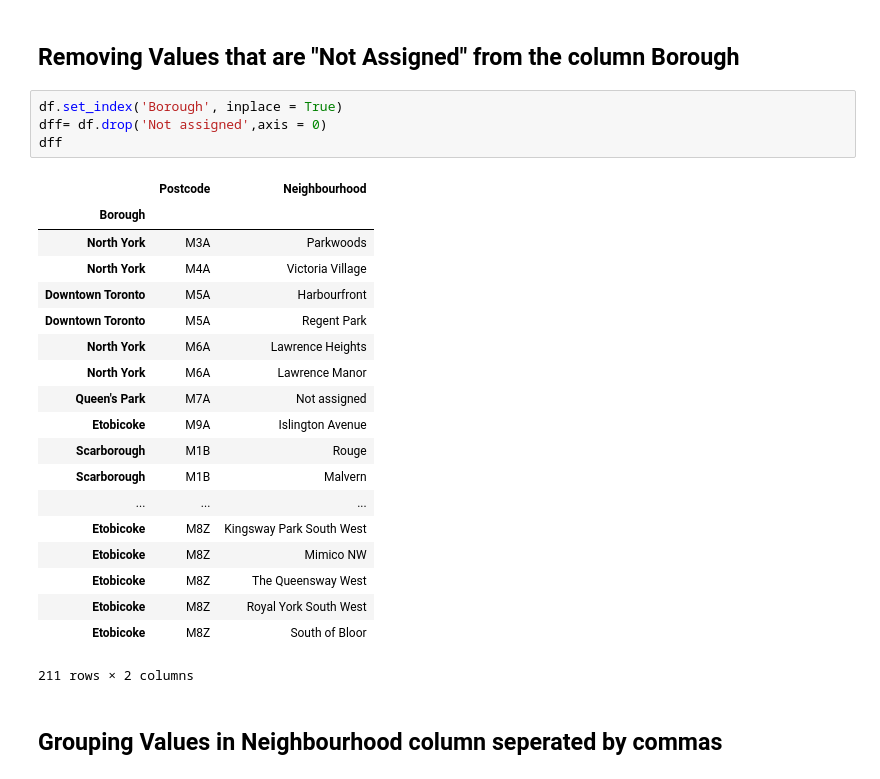
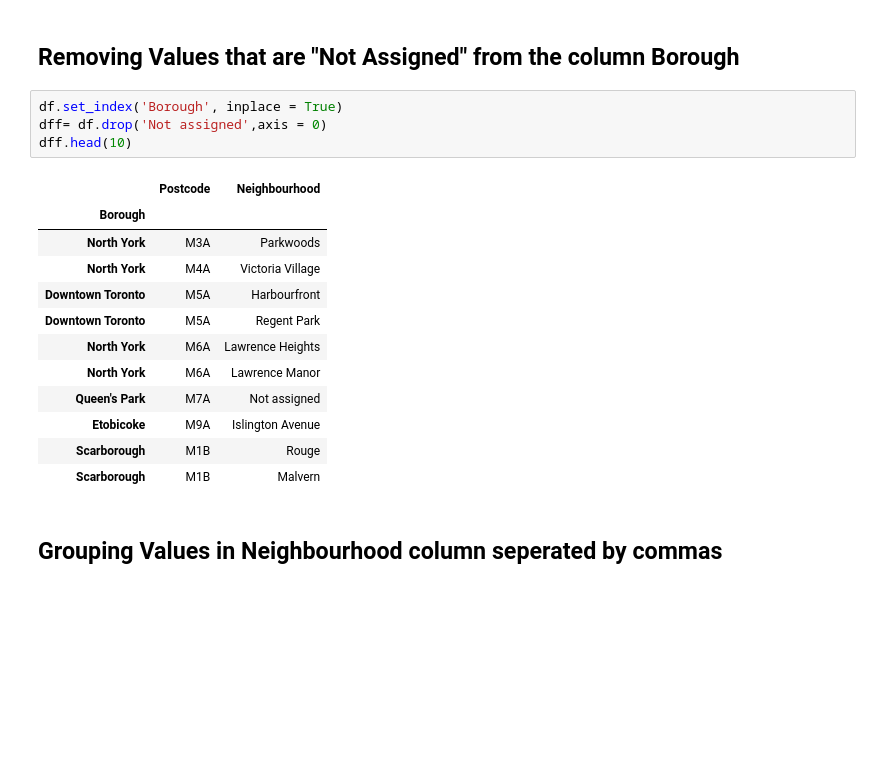
Before and after one commit to munib09/Coursera_Capstone, a Jupyter notebook: Scrapping Assignment.ipynb, the cells around one changed output. Drawn from its saved outputs; the diff is of its cells as text; blank space fills up the shorter version.

```diff
--- a/Scrapping Assignment.ipynb
+++ b/Scrapping Assignment.ipynb
@@ -35,27 +48,20 @@ df
 # %%
 df.set_index('Borough', inplace = True)
 dff= df.drop('Not assigned',axis = 0)
-dff
+dff.head(10)
 # %% [output]
 |  | Postcode | Neighbourhood |
 | Borough |  |  |
 | North York | M3A | Parkwoods |
 | North York | M4A | Victoria Village |
 | Downtown Toronto | M5A | Harbourfront |
 | Downtown Toronto | M5A | Regent Park |
 | North York | M6A | Lawrence Heights |
 | North York | M6A | Lawrence Manor |
 | Queen's Park | M7A | Not assigned |
 | Etobicoke | M9A | Islington Avenue |
 | Scarborough | M1B | Rouge |
 | Scarborough | M1B | Malvern |
-| ... | ... | ... |
-| Etobicoke | M8Z | Kingsway Park South West |
-| Etobicoke | M8Z | Mimico NW |
-| Etobicoke | M8Z | The Queensway West |
-| Etobicoke | M8Z | Royal York South West |
-| Etobicoke | M8Z | South of Bloor |
-211 rows × 2 columns
 # %% [markdown]
 <H2>Grouping Values in Neighbourhood column seperated by commas
 # %%
```
Also changed, not shown: parts of 10 cells of this notebook.
